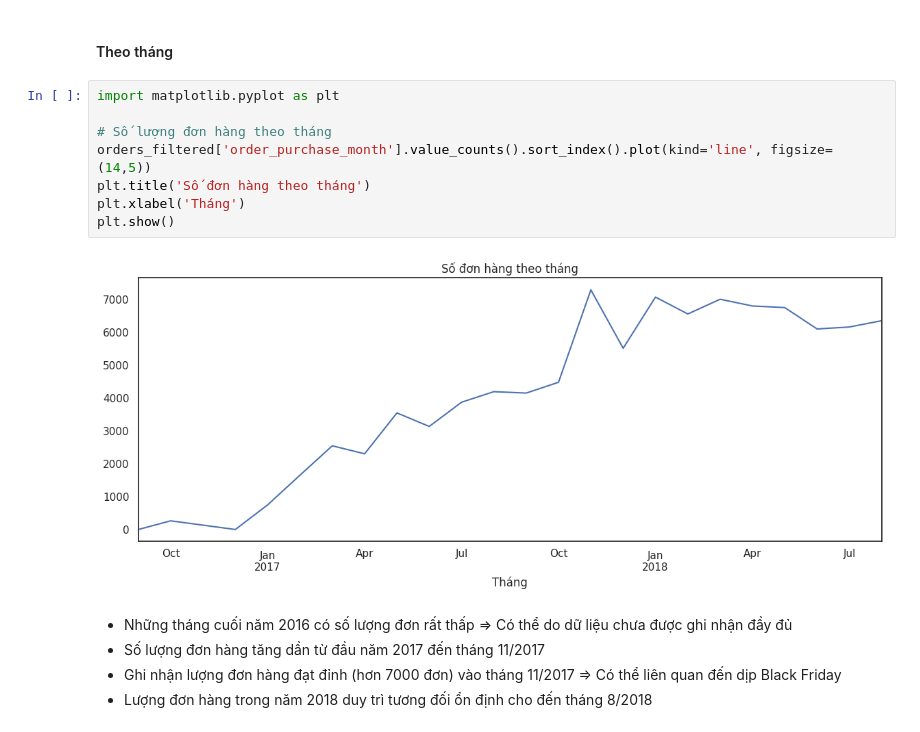
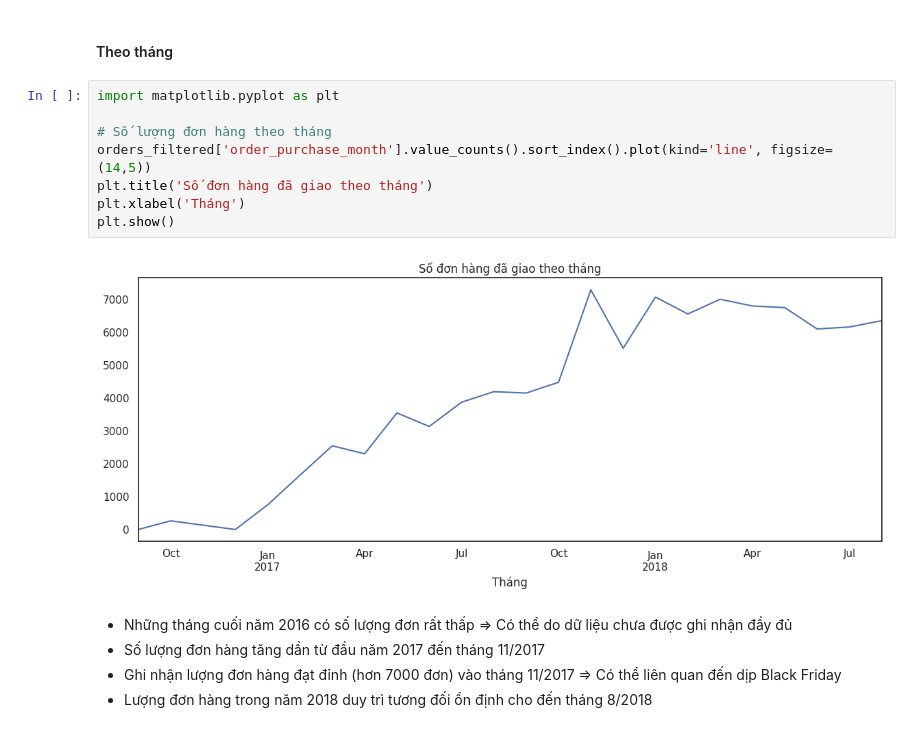
Before and after one commit to vduong042/Brazilian-E-Commerce-Analysis, a Jupyter notebook: E-Commerce-Analysis.ipynb, the cells around one changed output. Drawn from its saved outputs; the diff is of its cells as text.

```diff
--- a/E-Commerce-Analysis.ipynb
+++ b/E-Commerce-Analysis.ipynb
@@ -673,13 +673,13 @@ orders_filtered.head()
 # %%
 import matplotlib.pyplot as plt
 
 # Số lượng đơn hàng theo tháng
 orders_filtered['order_purchase_month'].value_counts().sort_index().plot(kind='line', figsize=(14,5))
-plt.title('Số đơn hàng theo tháng')
+plt.title('Số đơn hàng đã giao theo tháng')
 plt.xlabel('Tháng')
 plt.show()
 # %% [output]
-[figure, old version]
+[figure, new version]
 # %% [markdown]
 - Những tháng cuối năm 2016 có số lượng đơn rất thấp => Có thể do dữ liệu chưa được ghi nhận đầy đủ
 - Số lượng đơn hàng tăng dần từ đầu năm 2017 đến tháng 11/2017
```
Also changed, not shown: parts of 18 cells of this notebook.
